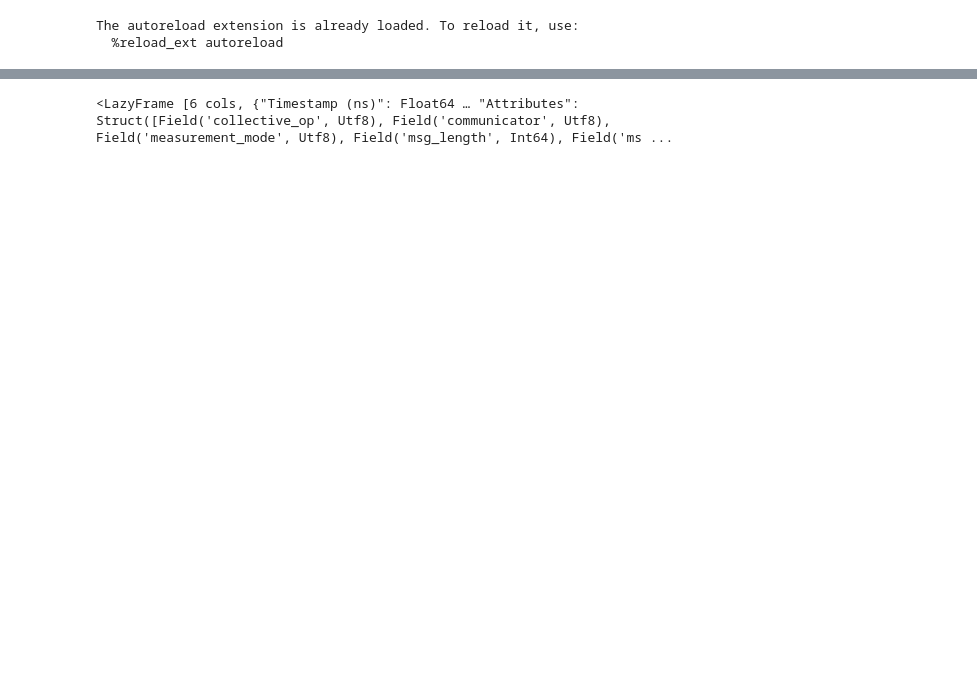
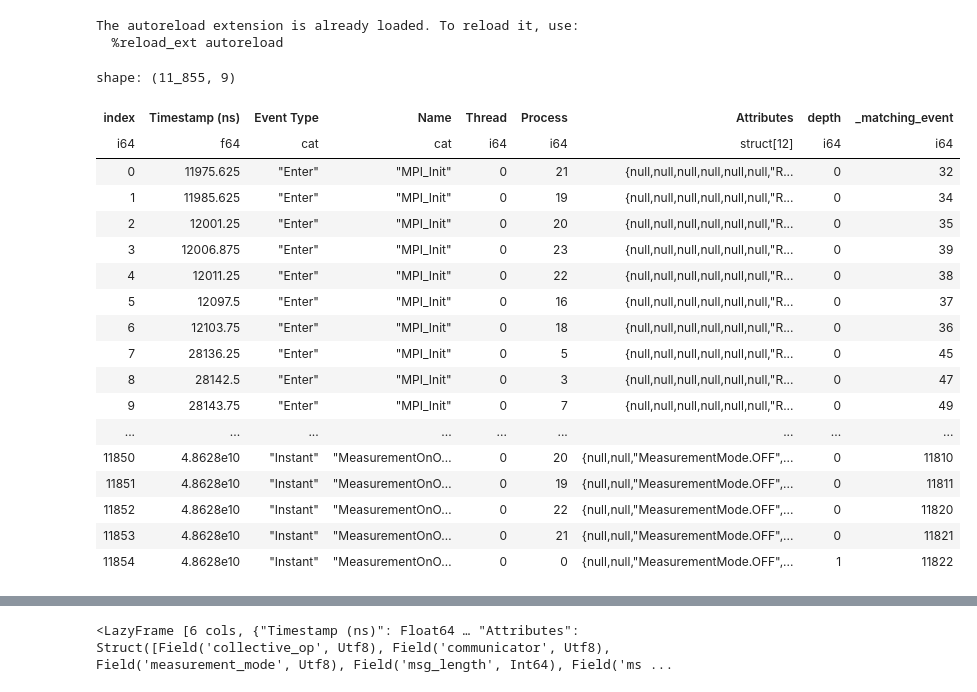
Before and after one commit to hpcgroup/pipit, a Jupyter notebook: docs/examples/polars.ipynb, the cells around one changed output, grey strips where cells are left out. Cells and saved outputs as stored; diff of their text form; code cells hidden in the pictures; blank space fills up the shorter version.

Commit message:
match_events implementation for polars

```diff
--- a/docs/examples/polars.ipynb
+++ b/docs/examples/polars.ipynb
@@ -12,6 +12,29 @@ import pipit as pp
 import polars as pl
 # %%
 trace = pp.Trace.from_otf2("/home/rakrish/otf2-mpi-only-traces/kripke/32")
+# %%
+trace._match_events()
+trace.events.collect()
+# %% [output]
+shape: (11_855, 9)
+| index | Timestamp (ns) | Event Type | Name | Thread | Process | Attributes | depth | _matching_event |
+| i64 | f64 | cat | cat | i64 | i64 | struct[12] | i64 | i64 |
+| 0 | 11975.625 | "Enter" | "MPI_Init" | 0 | 21 | {null,null,null,null,null,null,"R... | 0 | 32 |
+| 1 | 11985.625 | "Enter" | "MPI_Init" | 0 | 19 | {null,null,null,null,null,null,"R... | 0 | 34 |
+| 2 | 12001.25 | "Enter" | "MPI_Init" | 0 | 20 | {null,null,null,null,null,null,"R... | 0 | 35 |
+| 3 | 12006.875 | "Enter" | "MPI_Init" | 0 | 23 | {null,null,null,null,null,null,"R... | 0 | 39 |
+| 4 | 12011.25 | "Enter" | "MPI_Init" | 0 | 22 | {null,null,null,null,null,null,"R... | 0 | 38 |
+| 5 | 12097.5 | "Enter" | "MPI_Init" | 0 | 16 | {null,null,null,null,null,null,"R... | 0 | 37 |
+| 6 | 12103.75 | "Enter" | "MPI_Init" | 0 | 18 | {null,null,null,null,null,null,"R... | 0 | 36 |
+| 7 | 28136.25 | "Enter" | "MPI_Init" | 0 | 5 | {null,null,null,null,null,null,"R... | 0 | 45 |
+| 8 | 28142.5 | "Enter" | "MPI_Init" | 0 | 3 | {null,null,null,null,null,null,"R... | 0 | 47 |
+| 9 | 28143.75 | "Enter" | "MPI_Init" | 0 | 7 | {null,null,null,null,null,null,"R... | 0 | 49 |
+| ... | ... | ... | ... | ... | ... | ... | ... | ... |
+| 11850 | 4.8628e10 | "Instant" | "MeasurementOnO… | 0 | 20 | {null,null,"MeasurementMode.OFF",... | 0 | 11810 |
+| 11851 | 4.8628e10 | "Instant" | "MeasurementOnO… | 0 | 19 | {null,null,"MeasurementMode.OFF",... | 0 | 11811 |
+| 11852 | 4.8628e10 | "Instant" | "MeasurementOnO… | 0 | 22 | {null,null,"MeasurementMode.OFF",... | 0 | 11820 |
+| 11853 | 4.8628e10 | "Instant" | "MeasurementOnO… | 0 | 21 | {null,null,"MeasurementMode.OFF",... | 0 | 11821 |
+| 11854 | 4.8628e10 | "Instant" | "MeasurementOnO… | 0 | 0 | {null,null,"MeasurementMode.OFF",... | 1 | 11822 |
 # %%
 df = trace.events
 df.sink_parquet("trace.parquet")
```
Also changed, not shown: parts of 4 cells of this notebook, 1 other file.
